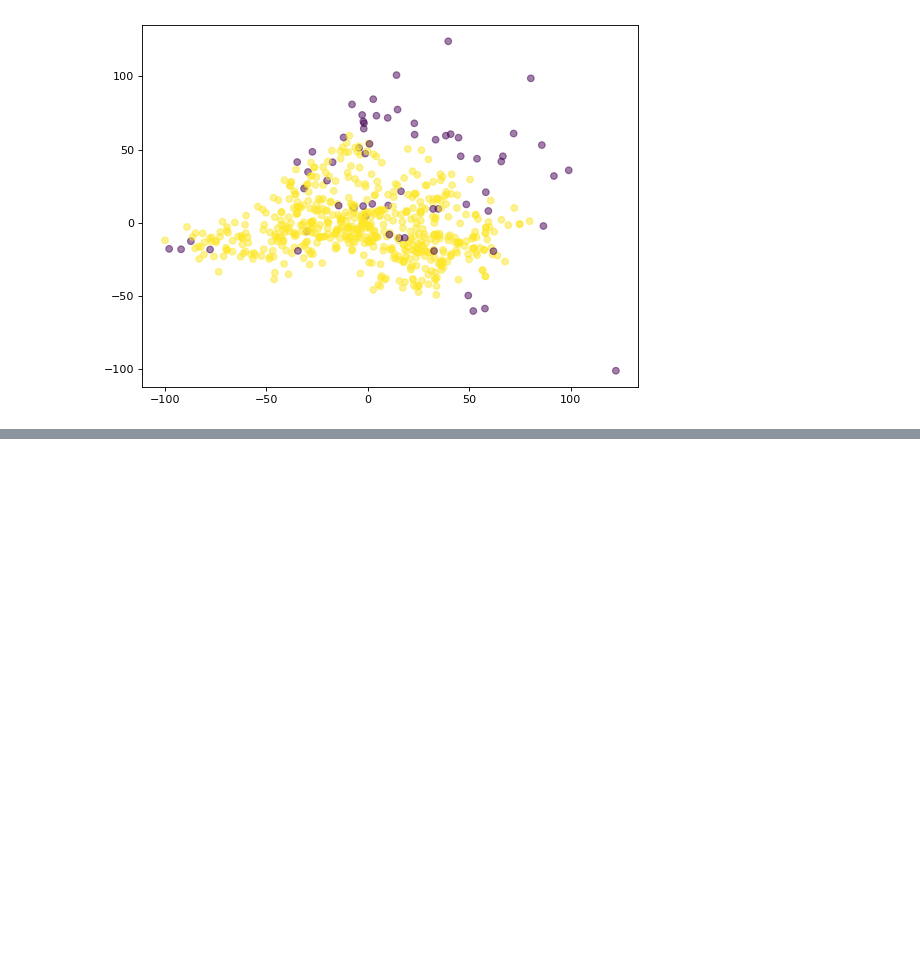
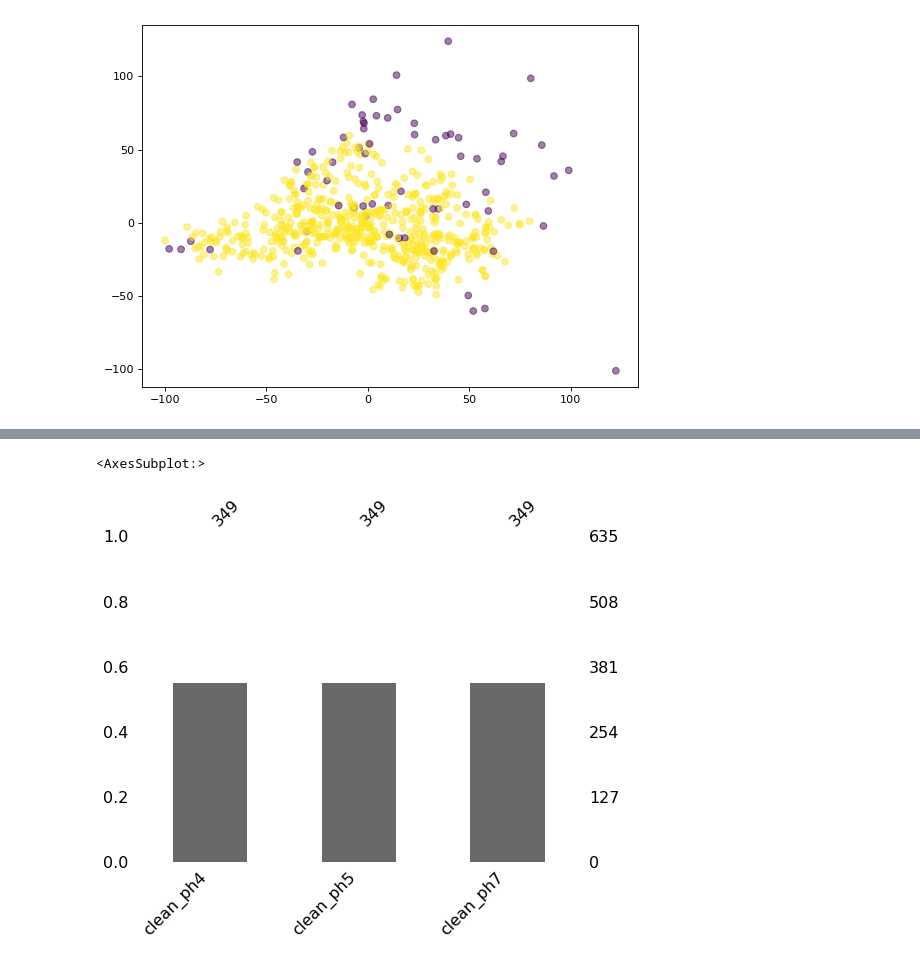
Before and after one commit to EricTsai83/IMBD_data_competition, a Jupyter notebook: Code/EDA.ipynb, the cells around one changed output, grey strips where cells are left out. Saved outputs shown, nothing was run; the diff lists cells and outputs as text; code cells hidden in the pictures; blank space fills up the shorter version.

```diff
--- a/Code/EDA.ipynb
+++ b/Code/EDA.ipynb
@@ -317,0 +379,5 @@ data_x
+# %%
+msno.bar(data_x.iloc[:, 2:5], figsize=(8, 6))
+# %% [output]
+<AxesSubplot:>
+[figure, added]
```
Also changed, not shown: parts of 13 cells of this notebook.
